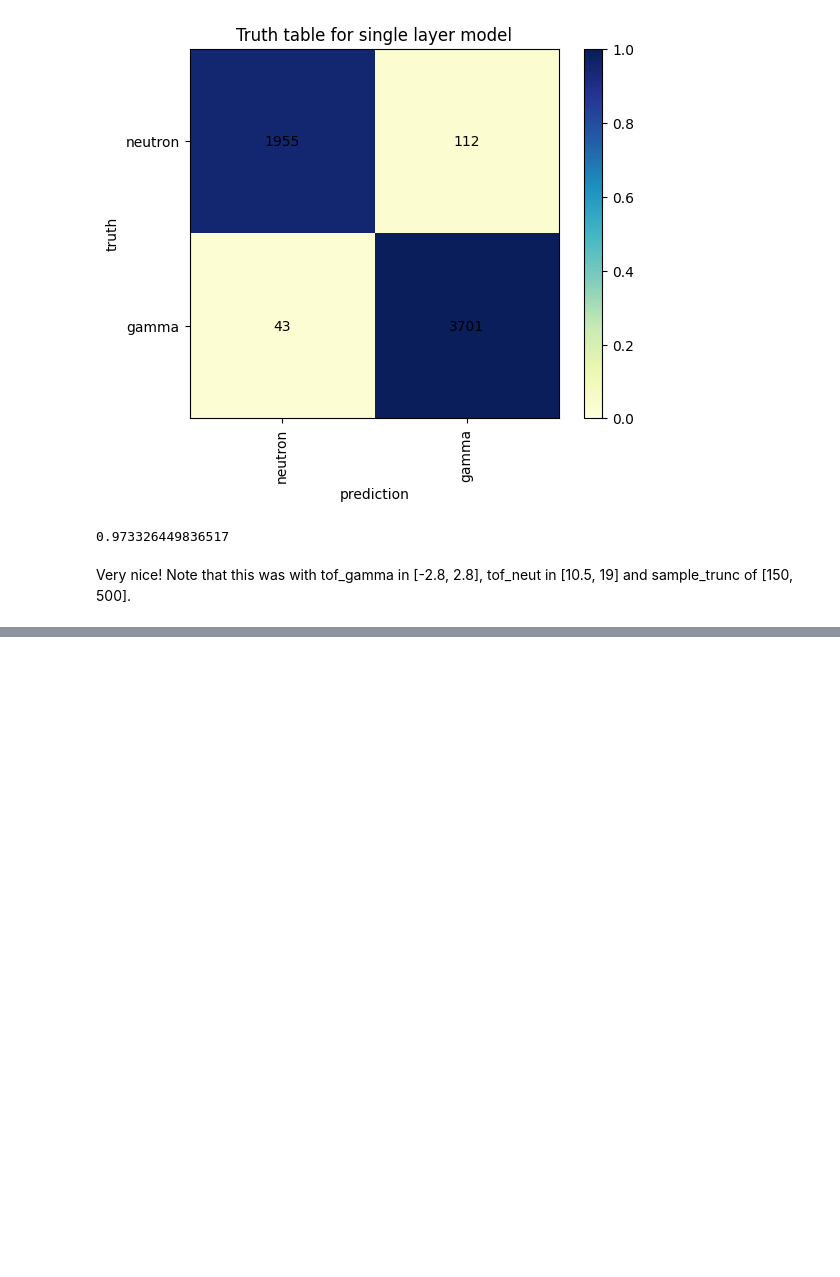
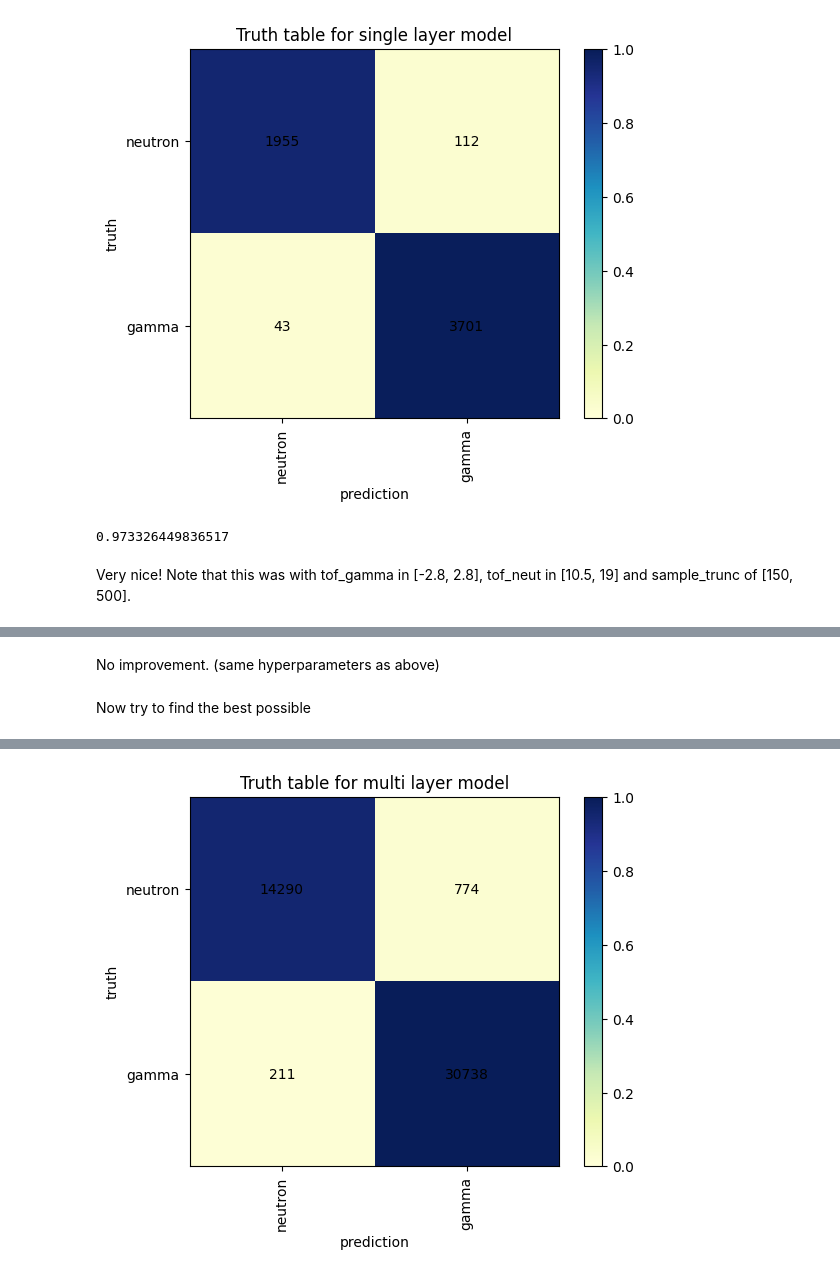
Before and after one commit to Abbta/adlfpae, a Jupyter notebook: Exercise_13_Pulse_Form_Discrimination.ipynb, the cells around one changed output, grey strips where cells are left out. Cells and saved outputs as stored; diff of their text form; code cells hidden in the pictures; blank space fills up the shorter version.

```diff
--- a/Exercise_13_Pulse_Form_Discrimination.ipynb
+++ b/Exercise_13_Pulse_Form_Discrimination.ipynb
@@ -324,0 +344,13 @@ Very nice! Note that this was with tof_gamma in [-2.8, 2.8], tof_neut in [10.5,
+# %% [markdown]
+No improvement. (same hyperparameters as above)
+# %% [markdown]
+Now try to find the best possible
+# %%
+prediction=model.predict(data_validation, batch_size=128)
+prediction=np.argmax(prediction, axis=1) #convert from one-hot to label
+
+plot_confusion(labels_validation, prediction, ["neutron", "gamma"], title="Truth table for multi layer model")
+
+val_acc=np.mean(np.equal(prediction, labels_validation))
+print(val_acc)
+# %% [output]
@@ -324,0 +359 @@ Very nice! Note that this was with tof_gamma in [-2.8, 2.8], tof_neut in [10.5,
+[figure, added]
```
Also changed, not shown: parts of 15 cells of this notebook.
